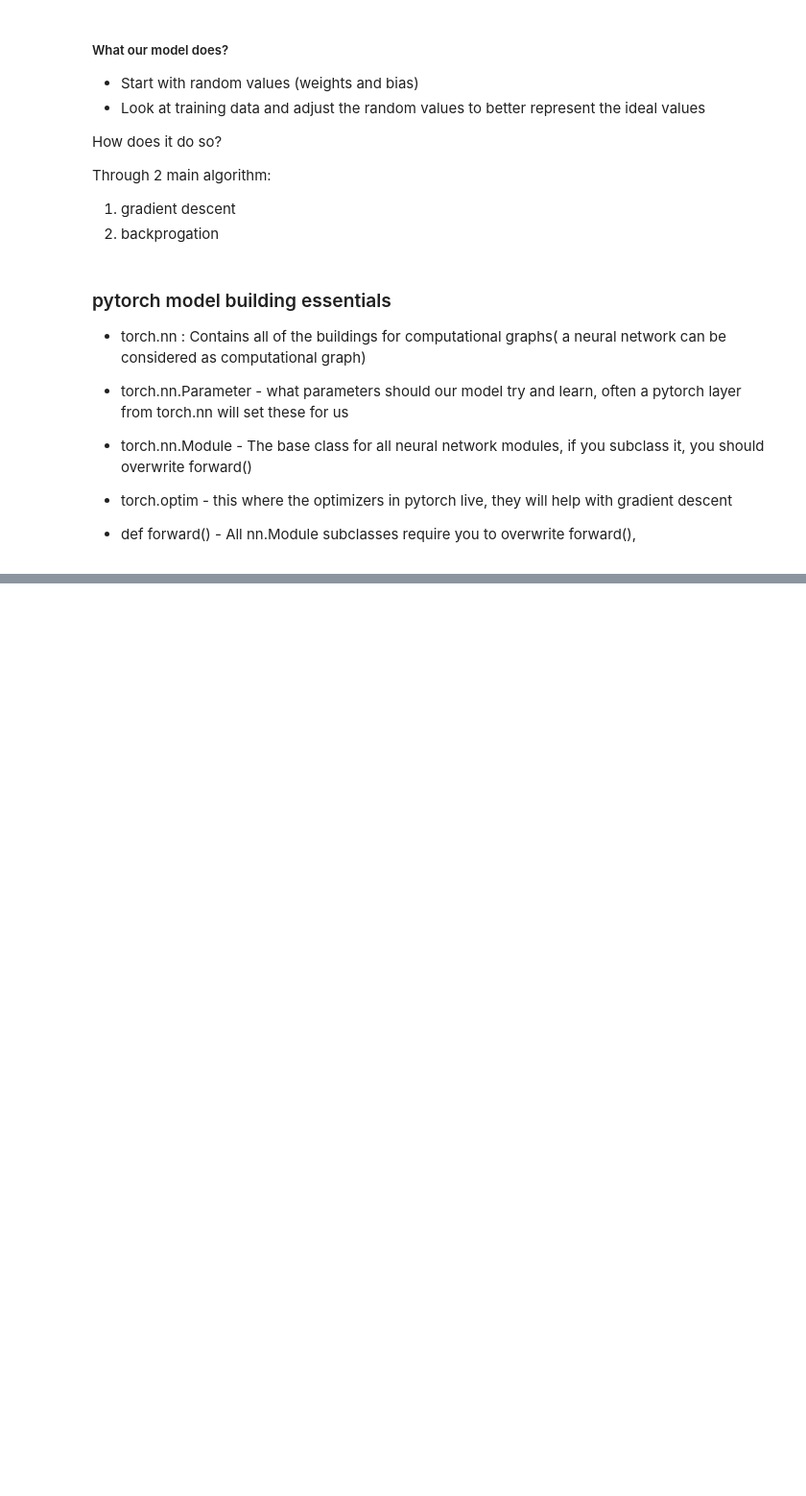
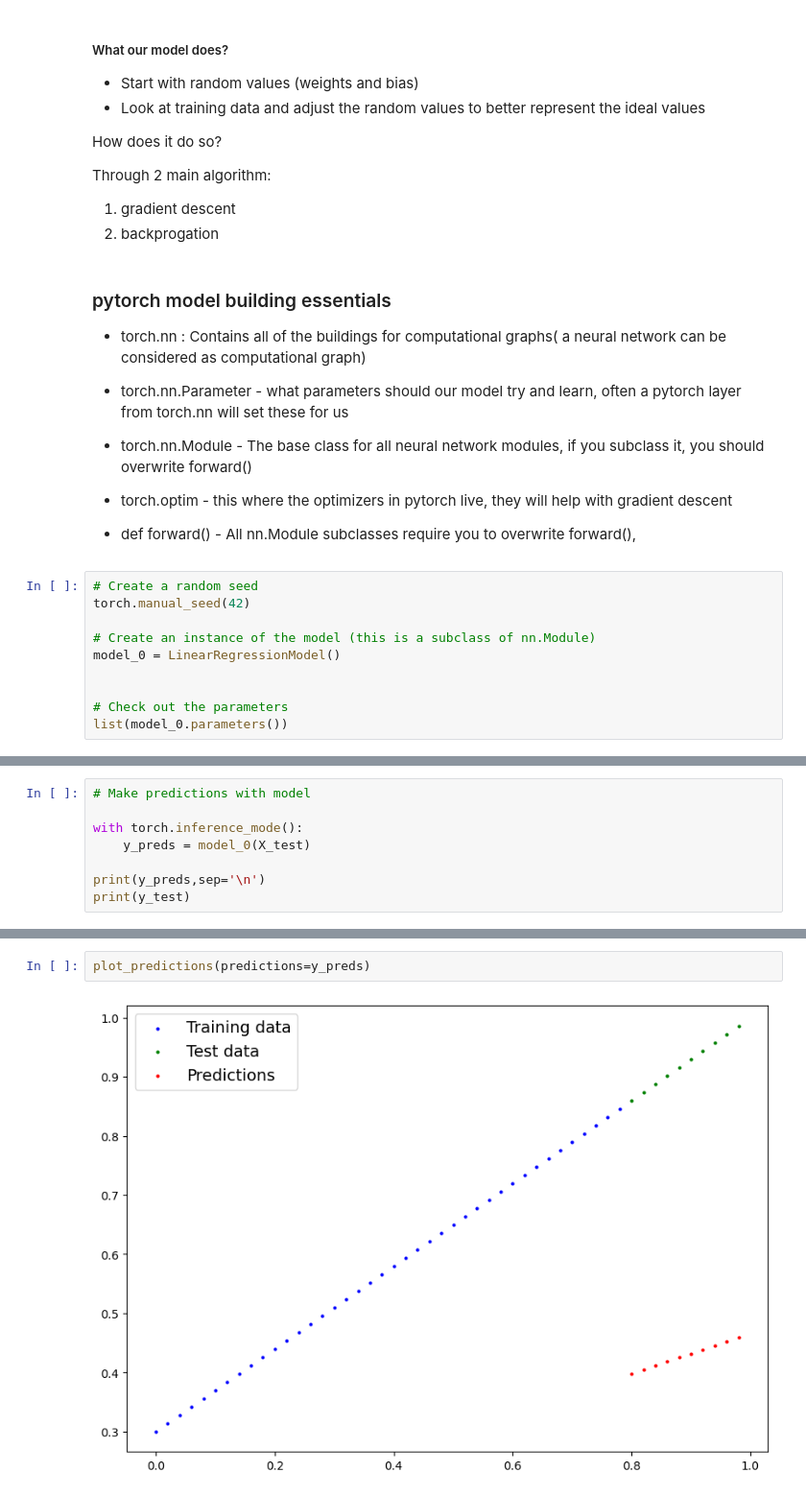
Before and after one commit to pjy0422/pytorch, a Jupyter notebook: pytorch_workflow.ipynb, the cells around one changed output, grey strips where cells are left out. Shown: that part at 96% size. Cells and saved outputs as stored; diff of their text form; blank space fills up the shorter version.

```diff
--- a/pytorch_workflow.ipynb
+++ b/pytorch_workflow.ipynb
@@ -146,3 +146,13 @@ Through 2 main algorithm:
 * torch.optim - this where the optimizers in pytorch live, they will help with gradient descent
 
 * def forward() - All nn.Module subclasses require you to overwrite forward(),
+# %%
+# Create a random seed
+torch.manual_seed(42)
+
+# Create an instance of the model (this is a subclass of nn.Module)
+model_0 = LinearRegressionModel()
+
+
+# Check out the parameters
+list(model_0.parameters())
@@ -148,0 +181,8 @@ Through 2 main algorithm:
+# %%
+# Make predictions with model
+
+with torch.inference_mode():
+    y_preds = model_0(X_test)
+
+print(y_preds,sep='\n')
+print(y_test)
@@ -148,0 +210,4 @@ Through 2 main algorithm:
+# %%
+plot_predictions(predictions=y_preds)
+# %% [output]
+[figure, added]
```
Also changed, not shown: parts of 7 cells of this notebook.
